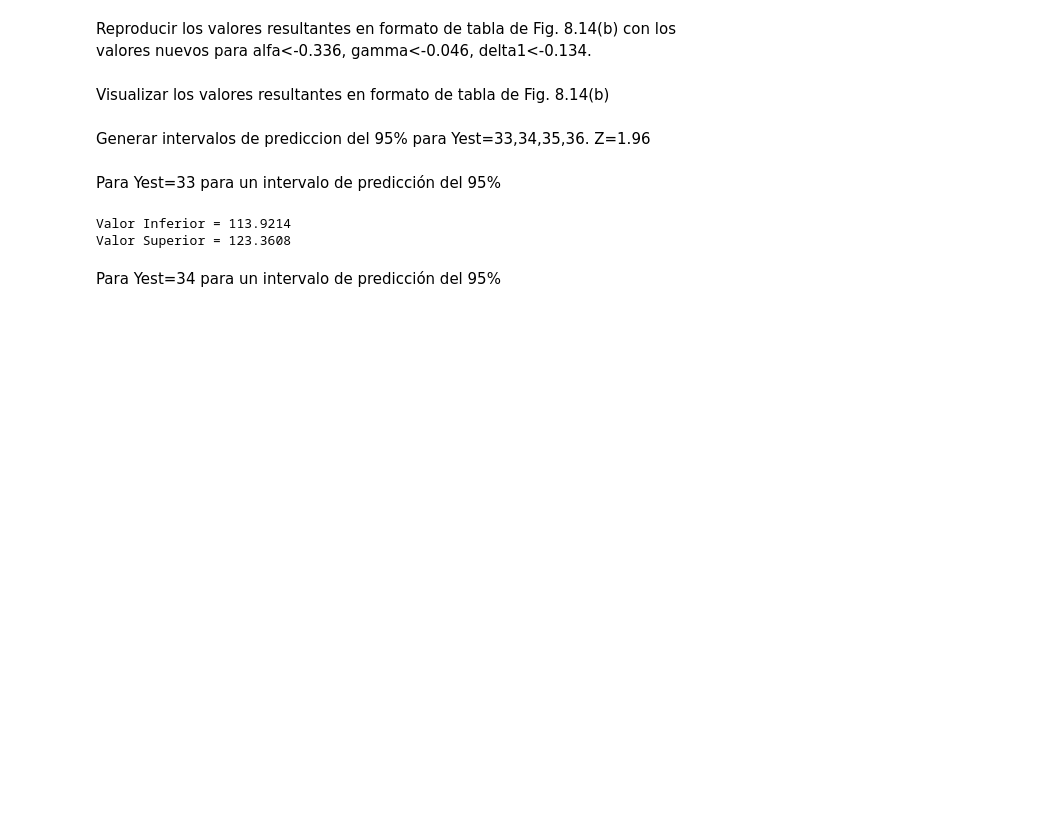
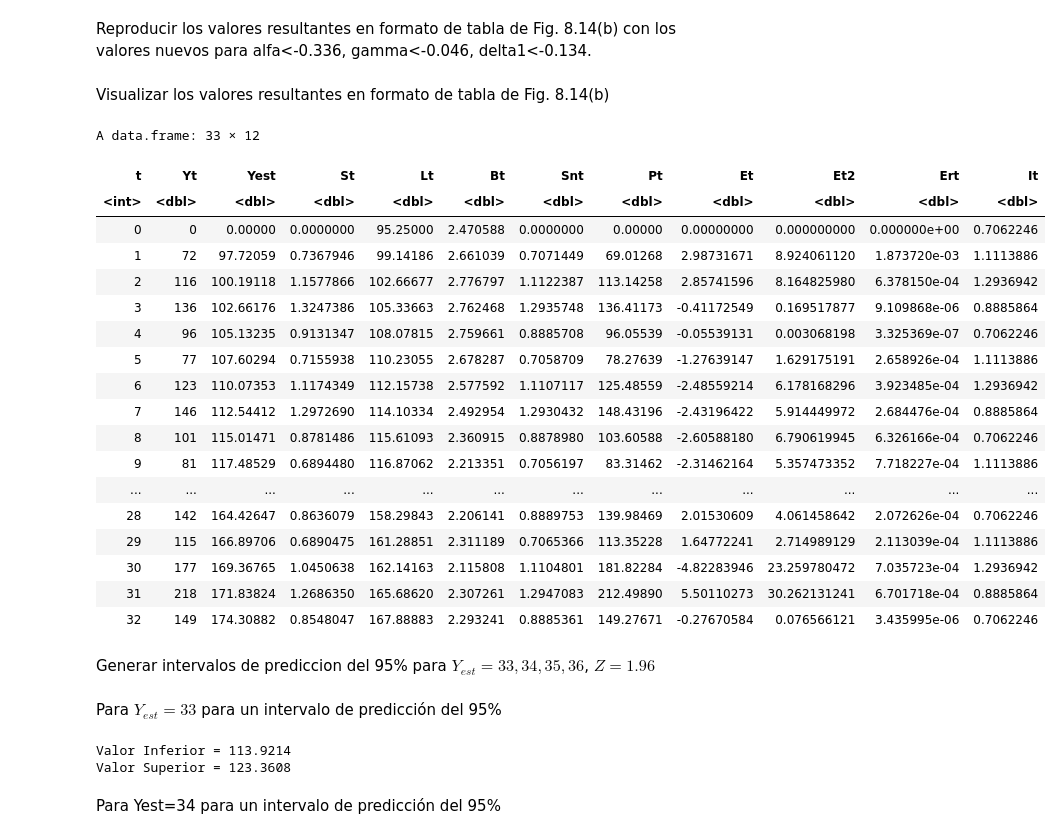
Before and after one commit to vlgul/series-de-tiempo, a Jupyter notebook: Capitulo_8_Suavización_exponencial.ipynb, the cells around one changed output. Saved outputs shown, nothing was run; the diff lists cells and outputs as text; code cells hidden in the pictures; blank space fills up the shorter version.

```diff
--- a/Capitulo_8_Suavización_exponencial.ipynb
+++ b/Capitulo_8_Suavización_exponencial.ipynb
@@ -129,10 +157,31 @@ for (i in 2:n){
 Visualizar los valores resultantes en formato de tabla de Fig. 8.14(b)
 # %%
 Bebidas1<-data.frame(t,Yt,Yest,St,Lt,Bt,Snt,Pt,Et,Et2,Ert,It)
+Bebidas1
+# %% [output]
+A data.frame: 33 × 12
+| t | Yt | Yest | St | Lt | Bt | Snt | Pt | Et | Et2 | Ert | It |
+| <int> | <dbl> | <dbl> | <dbl> | <dbl> | <dbl> | <dbl> | <dbl> | <dbl> | <dbl> | <dbl> | <dbl> |
+| 0 | 0 | 0.00000 | 0.0000000 | 95.25000 | 2.470588 | 0.0000000 | 0.00000 | 0.00000000 | 0.000000000 | 0.000000e+00 | 0.7062246 |
+| 1 | 72 | 97.72059 | 0.7367946 | 99.14186 | 2.661039 | 0.7071449 | 69.01268 | 2.98731671 | 8.924061120 | 1.873720e-03 | 1.1113886 |
+| 2 | 116 | 100.19118 | 1.1577866 | 102.66677 | 2.776797 | 1.1122387 | 113.14258 | 2.85741596 | 8.164825980 | 6.378150e-04 | 1.2936942 |
+| 3 | 136 | 102.66176 | 1.3247386 | 105.33663 | 2.762468 | 1.2935748 | 136.41173 | -0.41172549 | 0.169517877 | 9.109868e-06 | 0.8885864 |
+| 4 | 96 | 105.13235 | 0.9131347 | 108.07815 | 2.759661 | 0.8885708 | 96.05539 | -0.05539131 | 0.003068198 | 3.325369e-07 | 0.7062246 |
+| 5 | 77 | 107.60294 | 0.7155938 | 110.23055 | 2.678287 | 0.7058709 | 78.27639 | -1.27639147 | 1.629175191 | 2.658926e-04 | 1.1113886 |
+| 6 | 123 | 110.07353 | 1.1174349 | 112.15738 | 2.577592 | 1.1107117 | 125.48559 | -2.48559214 | 6.178168296 | 3.923485e-04 | 1.2936942 |
+| 7 | 146 | 112.54412 | 1.2972690 | 114.10334 | 2.492954 | 1.2930432 | 148.43196 | -2.43196422 | 5.914449972 | 2.684476e-04 | 0.8885864 |
+| 8 | 101 | 115.01471 | 0.8781486 | 115.61093 | 2.360915 | 0.8878980 | 103.60588 | -2.60588180 | 6.790619945 | 6.326166e-04 | 0.7062246 |
+| 9 | 81 | 117.48529 | 0.6894480 | 116.87062 | 2.213351 | 0.7056197 | 83.31462 | -2.31462164 | 5.357473352 | 7.718227e-04 | 1.1113886 |
+| ... | ... | ... | ... | ... | ... | ... | ... | ... | ... | ... | ... |
+| 28 | 142 | 164.42647 | 0.8636079 | 158.29843 | 2.206141 | 0.8889753 | 139.98469 | 2.01530609 | 4.061458642 | 2.072626e-04 | 0.7062246 |
+| 29 | 115 | 166.89706 | 0.6890475 | 161.28851 | 2.311189 | 0.7065366 | 113.35228 | 1.64772241 | 2.714989129 | 2.113039e-04 | 1.1113886 |
+| 30 | 177 | 169.36765 | 1.0450638 | 162.14163 | 2.115808 | 1.1104801 | 181.82284 | -4.82283946 | 23.259780472 | 7.035723e-04 | 1.2936942 |
+| 31 | 218 | 171.83824 | 1.2686350 | 165.68620 | 2.307261 | 1.2947083 | 212.49890 | 5.50110273 | 30.262131241 | 6.701718e-04 | 0.8885864 |
+| 32 | 149 | 174.30882 | 0.8548047 | 167.88883 | 2.293241 | 0.8885361 | 149.27671 | -0.27670584 | 0.076566121 | 3.435995e-06 | 0.7062246 |
 # %% [markdown]
-Generar intervalos de prediccion del 95% para Yest=33,34,35,36. Z=1.96
+Generar intervalos de prediccion del 95% para $Y_{est}=33,34,35,36$, $Z=1.96$
 # %% [markdown]
-Para Yest=33 para un intervalo de predicción del 95%
+Para $Y_{est}=33$ para un intervalo de predicción del 95%
 # %%
 Z<-qnorm(0.975, mean = 0, sd = 1)
 Yest33<-(Lt[32]+Bt[32])*It[29]
```
Also changed, not shown: parts of 2 cells of this notebook.
